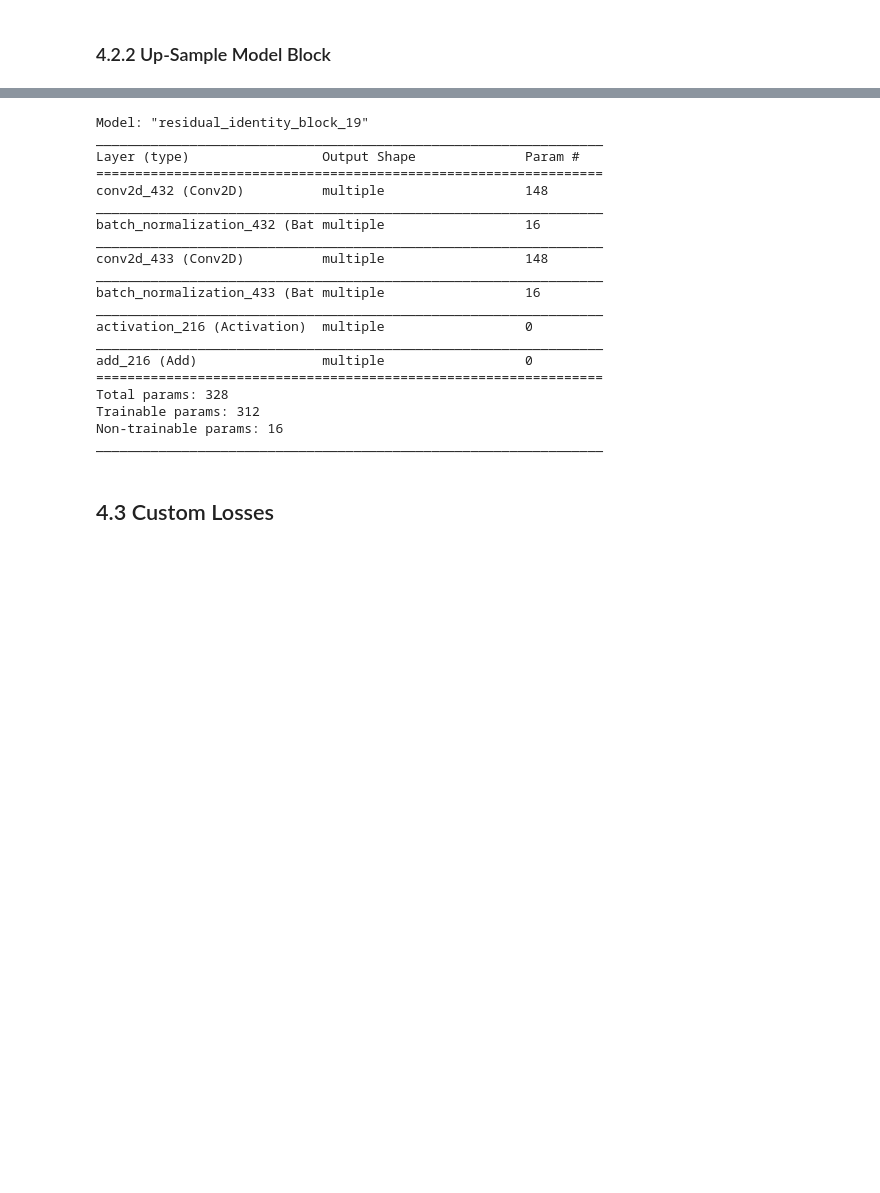
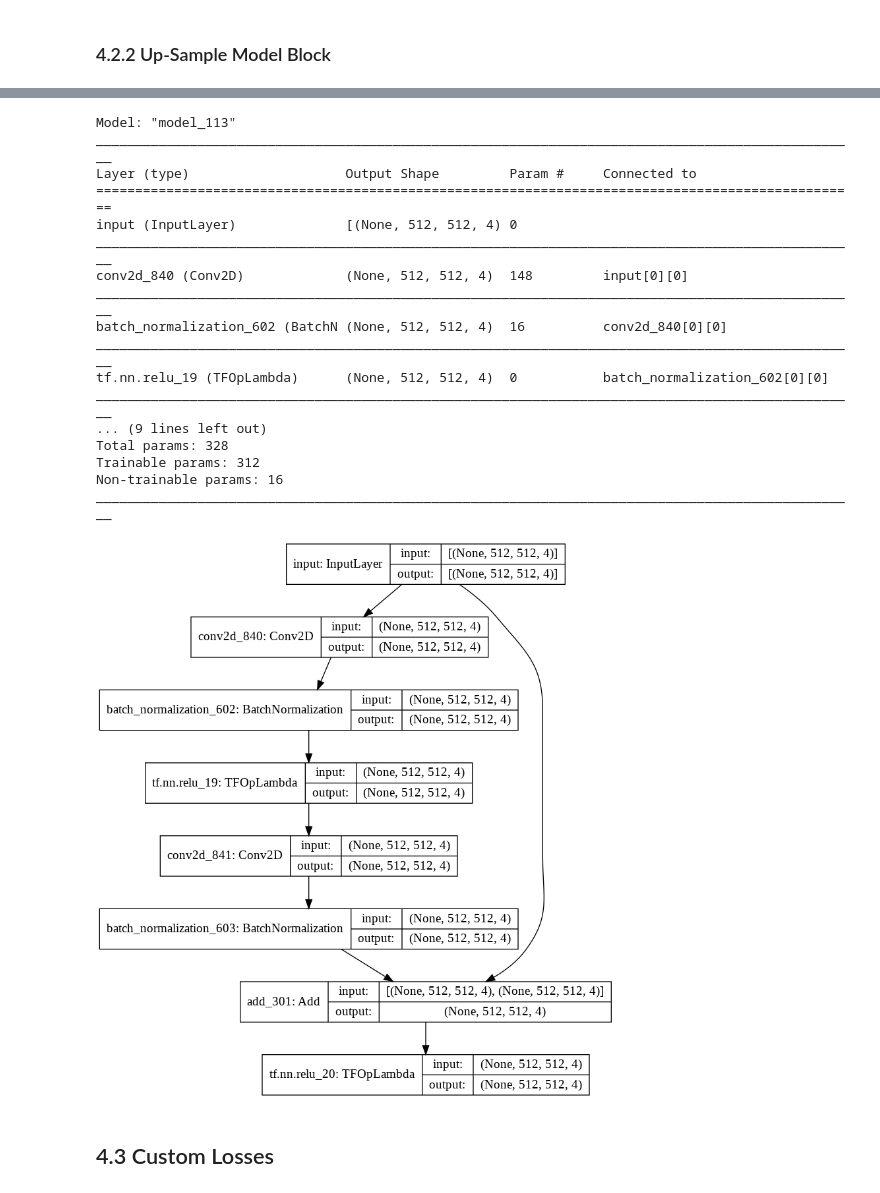
Before and after one commit to sascha-kirch/VoloGAN, a Jupyter notebook: VologramsData_Playground.ipynb, the cells around one changed output, grey strips where cells are left out. Drawn from its saved outputs; the diff is of its cells as text; code cells hidden in the pictures; blank space fills up the shorter version.

```diff
--- a/VologramsData_Playground.ipynb
+++ b/VologramsData_Playground.ipynb
@@ -203,58 +386,68 @@ Der unten gezeigte Residualblock unterscheidet sich noch von dem CycleGAN Beispi
 
 ![resnet_block.png](embedded-picture-1)
 # %%
-class ResidualIdentityBlock(tf.keras.Model):
-  def __init__(self, filters, kernel_size):
+class ResidualIdentityBlock(tf.keras.layers.Layer):
+  def __init__(self, filters, kernel_size, strides = (1,1), activation = 'relu'):
     super(ResidualIdentityBlock, self).__init__()
 
-    self.conv1 = tf.keras.layers.Conv2D(filters, kernel_size, padding = 'same')
+    self.activation = activation
+
+    self.conv1 = tf.keras.layers.Conv2D(filters, kernel_size, strides, padding = 'same')
     self.bn1 = tf.keras.layers.BatchNormalization()
 
-    self.conv2 = tf.keras.layers.Conv2D(filters, kernel_size, padding = 'same')
+
+    self.conv2 = tf.keras.layers.Conv2D(filters, kernel_size, strides, padding = 'same')
     self.bn2 = tf.keras.layers.BatchNormalization()
 
-    self.act = tf.keras.layers.Activation('relu')
     self.add = tf.keras.layers.Add()
+
 
   def call(self, input_tensor):
     x = self.conv1(input_tensor)
     x = self.bn1(x)
-    x = self.act(x)
+    x = tf.keras.activations.get(self.activation)(x)
 
     x = self.conv2(x)
     x = self.bn2(x)
 
     x = self.add([x, input_tensor])
-    x = self.act(x)
+    x = tf.keras.activations.get(self.activation)(x)
 
     return x
 
+  def build_model_from_layer(self, inputDim):
+    x = tf.keras.layers.Input(shape=(inputDim), name = "input")
+    return tf.keras.Model(inputs=[x], outputs=self.call(x))
+
 # Test Code
-resnetBlock = ResidualIdentityBlock(4, (3,3))
-resnetBlock.build(input_shape=(100,512,512,4))
-resnetBlock.summary()
-#tf.keras.utils.plot_model(resnetBlock)
+# Test input has the shape of the 1 training example of the dataset
+dataShape = (512,512,4)
+test_Input = tf.keras.layers.Input(shape=dataShape)
+
+resnetBlock = ResidualIdentityBlock(filters = 4, kernel_size = (3,3), activation = 'relu')
+
+layerModel = resnetBlock.build_model_from_layer(dataShape)
+layerModel.summary()
+tf.keras.utils.plot_model(layerModel, show_shapes=True)
 # %% [output]
-Model: "residual_identity_block_19"
-_________________________________________________________________
-Layer (type)                 Output Shape              Param #
-=================================================================
-conv2d_432 (Conv2D)          multiple                  148
-_________________________________________________________________
-batch_normalization_432 (Bat multiple                  16
-_________________________________________________________________
-conv2d_433 (Conv2D)          multiple                  148
-_________________________________________________________________
-batch_normalization_433 (Bat multiple                  16
-_________________________________________________________________
-activation_216 (Activation)  multiple                  0
-_________________________________________________________________
-add_216 (Add)                multiple                  0
-=================================================================
+Model: "model_113"
+__________________________________________________________________________________________________
+Layer (type)                    Output Shape         Param #     Connected to
+==================================================================================================
+input (InputLayer)              [(None, 512, 512, 4) 0
+__________________________________________________________________________________________________
+conv2d_840 (Conv2D)             (None, 512, 512, 4)  148         input[0][0]
+__________________________________________________________________________________________________
+batch_normalization_602 (BatchN (None, 512, 512, 4)  16          conv2d_840[0][0]
+__________________________________________________________________________________________________
+tf.nn.relu_19 (TFOpLambda)      (None, 512, 512, 4)  0           batch_normalization_602[0][0]
+__________________________________________________________________________________________________
+... (9 lines left out)
 Total params: 328
 Trainable params: 312
 Non-trainable params: 16
-_________________________________________________________________
+__________________________________________________________________________________________________
+[figure, added]
 # %% [markdown]
 <a name="4-3"></a>
 ## 4.3 Custom Losses
```
Also changed, not shown: parts of 13 cells of this notebook.
